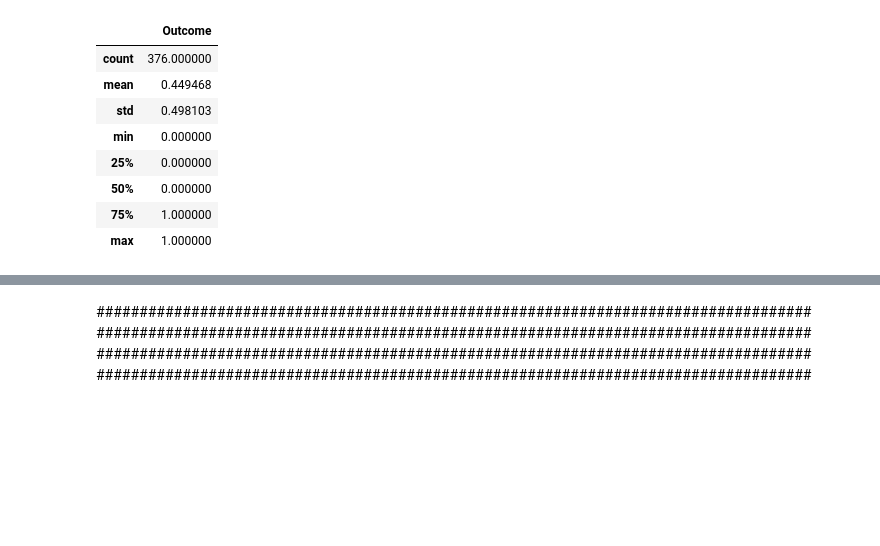
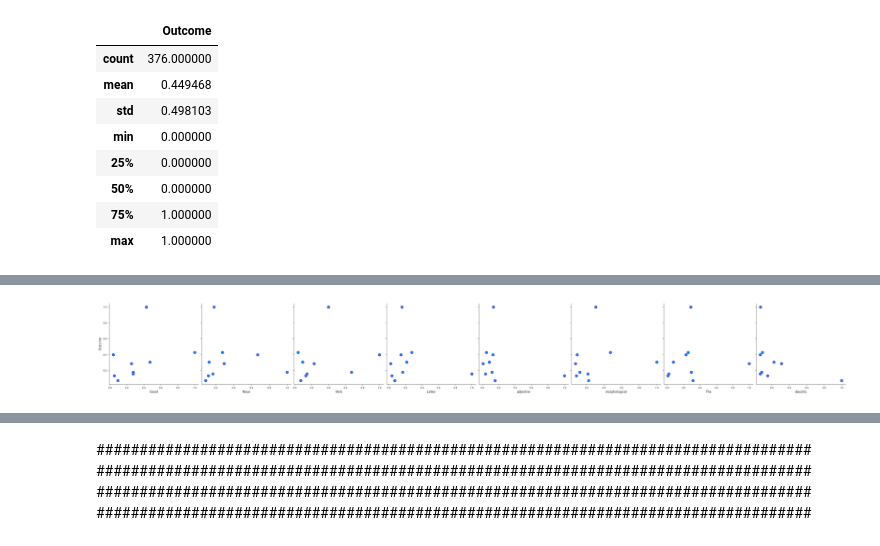
Before and after one commit to NizarMaarouf/Final_Project_Ruppin_Nizar, a Jupyter notebook: Python_Files/IPYNB/04/csv.ipynb, the cells around one changed output, grey strips where cells are left out. Cells and saved outputs as stored; diff of their text form; code cells hidden in the pictures; blank space fills up the shorter version.

```diff
--- a/Python_Files/IPYNB/04/csv.ipynb
+++ b/Python_Files/IPYNB/04/csv.ipynb
@@ -471,0 +291,13 @@ Lists have common words.
+# %%
+import os
+import pandas as pd
+import numpy as np
+import seaborn as sns
+import matplotlib.pyplot as plt
+data = pd.read_csv (r'C:\Users\nizar.maarouf\Desktop\Final_Progect_Ruppin\CSV_Files\Arabic_Words.csv')
+df = pd.DataFrame(data)
+Cor = df.corr().abs()
+for i in range(0 , len(Cor.columns)>=1):
+    sns.pairplot(Cor , y_vars=['Outcome'],x_vars=Cor.columns[i:i+8] ,plot_kws = {'alpha': 1, 's': 70, 'edgecolor': 'm'}, size = 4)
+# %% [output]
+[figure, added]
```
Also changed, not shown: parts of 47 cells of this notebook, 3 other files.
